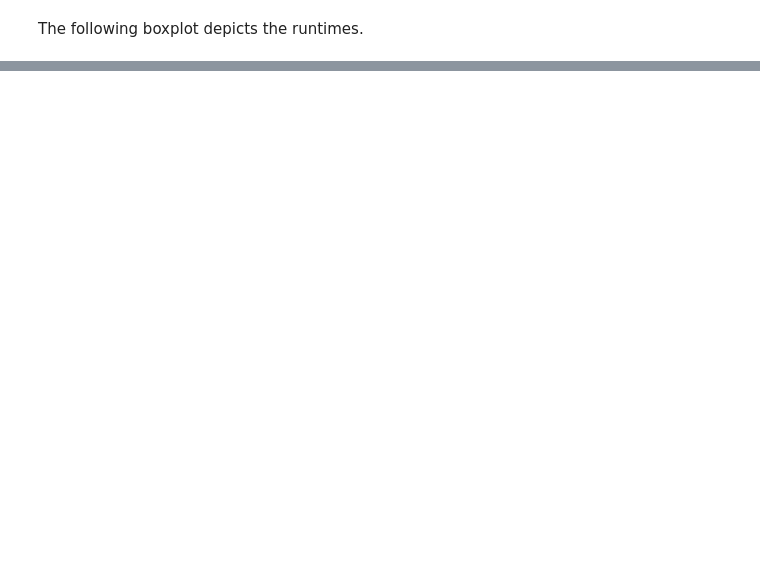
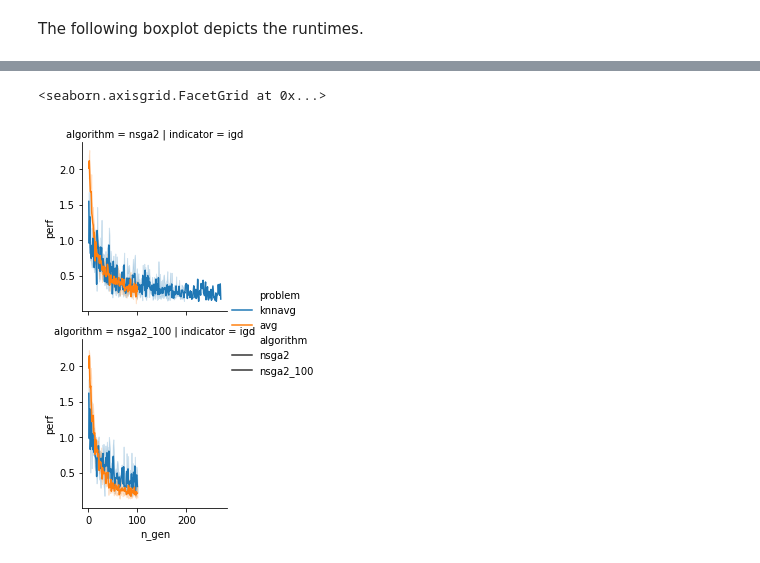
Before and after one commit to altaris/noisy-moo, a Jupyter notebook: example.ipynb, the cells around one changed output, grey strips where cells are left out. Drawn from its saved outputs; the diff is of its cells as text; code cells hidden in the pictures; blank space fills up the shorter version.

```diff
--- a/example.ipynb
+++ b/example.ipynb
@@ -177,0 +193,6 @@ sns.boxplot(
+# %%
+from nmoo.plotting import plot_performance_indicators
+plot_performance_indicators(benchmark, row="algorithm")
+# %% [output]
+<seaborn.axisgrid.FacetGrid at 0x...>
+[figure, added]
```
Also changed, not shown: parts of 10 cells of this notebook.
